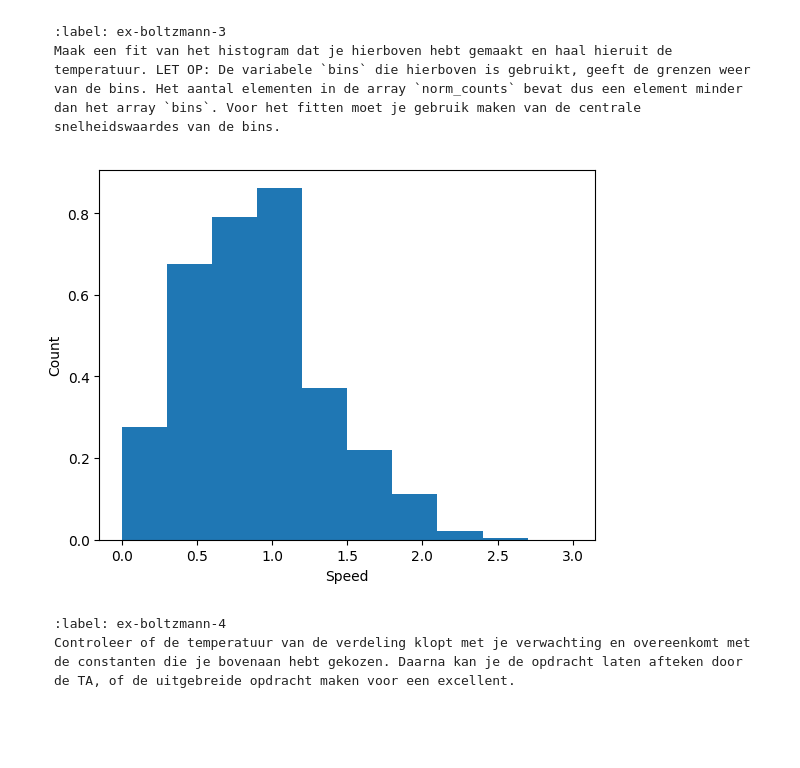
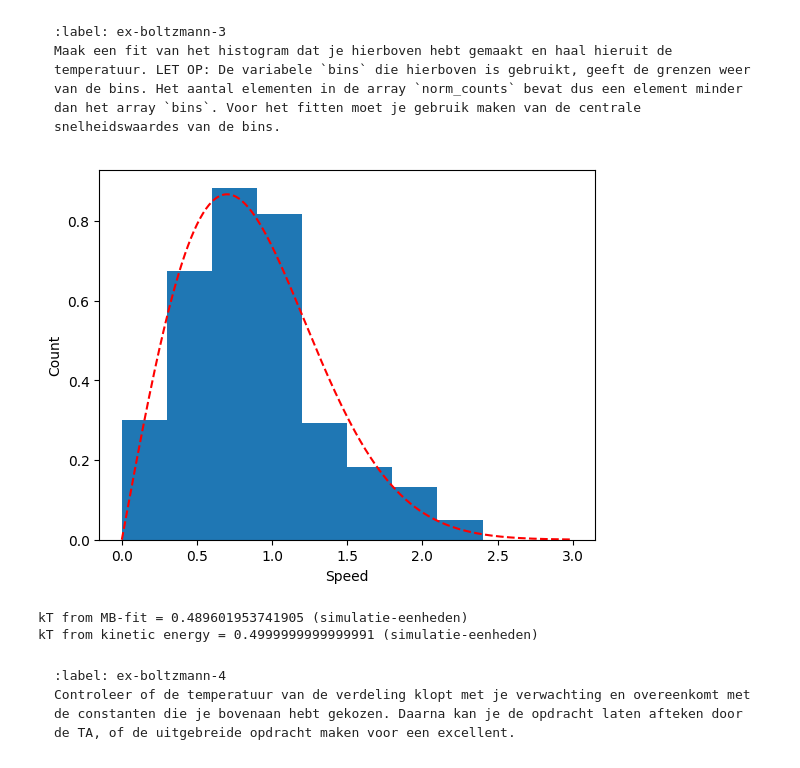
Before and after one commit to BNR33/001TASH, a Jupyter notebook: Content/PySim/6_boltzmann.ipynb, the cells around one changed output. Saved outputs shown, nothing was run; the diff lists cells and outputs as text; code cells hidden in the pictures; blank space fills up the shorter version.

````diff
--- a/Content/PySim/6_boltzmann.ipynb
+++ b/Content/PySim/6_boltzmann.ipynb
@@ -24,7 +24,8 @@ from matplotlib.animation import FuncAnimation
 from scipy.optimize import curve_fit
 
 BOX_SIZE_0 = 10                # Hoogte en breedte startvolume
-N = 40                         # Aantal deeltjes
+N_one = 20
+N_four = 20                     # Aantal deeltjes
 V_0 = 1                        # Startsnelheid van deeltjes
 RADIUS = 0.3                   # Straal van moleculen
 DT =  0.1 * RADIUS/V_0         # Tijdstap om geen botsing te missen
@@ -158,7 +159,7 @@ Maak een alternatieve vorm van de functie `create_particles` die alle deeltjes e
 def create_uniform_particles(particles):
     """ Leegmaken en opnieuw aanmaken van deeltjes met uniforme snelheid in lijst """
     particles.clear()
-    for i in range(N):
+    for i in range(N_one):
         pos = np.random.uniform(-BOX_SIZE_0/2 + RADIUS, BOX_SIZE_0/2 - RADIUS, 2)
         particles.append(ParticleClass(m=1.0, v=[0,V_0], r=pos, R=RADIUS))
 # %% [markdown]
@@ -350,31 +351,49 @@ Maak een fit van het histogram dat je hierboven hebt gemaakt en haal hieruit de
 # %%
 #your code/answer
 
 particles = []
 num_bins = 10
 tot_counts = np.zeros(num_bins, dtype=float)
 
-def F2d(v, m, kT):
+def F2d(v, kT):
+    m = 1.0
     return ((m * v / kT) *  np.exp(-m * v**2 / (2 * kT)))
 
 plt.figure()
 plt.xlabel('Speed')
 plt.ylabel('Count')
 
 create_uniform_particles(particles)
 
 for i in range(5000):
     take_time_step(particles)
     if i % 250 == 0:
         speeds = [np.linalg.norm(p.v) for p in particles]
-        partial_counts, bins = np.histogram(speeds, bins=num_bins, density='True', range=[0,3*V_0])
+        partial_counts, bins = np.histogram(speeds, bins=num_bins, density=True, range=[0,3*V_0])
         tot_counts += partial_counts
 
+
 norm_counts = tot_counts / 20
-plt.stairs(norm_counts, bins, fill='True')
+bin_centers = 0.5 * (bins[:-1] + bins[1:])
+
+val, cov = curve_fit(F2d, bin_centers, norm_counts)
+x_test = np.arange(0, 3*V_0, 0.01)
+y_test = F2d(x_test, *val)
+
+
+plt.stairs(norm_counts, bins, fill=True)
+plt.plot(x_test, y_test, 'r--', label='Fitted Curve')
 plt.show()
+
+print(f"kT from MB-fit = {val[0]} (simulatie-eenheden)")
+
+v2_avg = np.mean([np.linalg.norm(p.v)**2 for p in particles])
+kT_from_data = 0.5 * v2_avg
+print(f"kT from kinetic energy = {kT_from_data} (simulatie-eenheden)")
 # %% [output]
-[figure, old version]
+[figure, new version]
+kT from MB-fit = 0.489601953741905 (simulatie-eenheden)
+kT from kinetic energy = 0.4999999999999991 (simulatie-eenheden)
 # %% [markdown]
 ```{exercise}
 :label: ex-boltzmann-4
````
Also changed, not shown: parts of 6 cells of this notebook.
